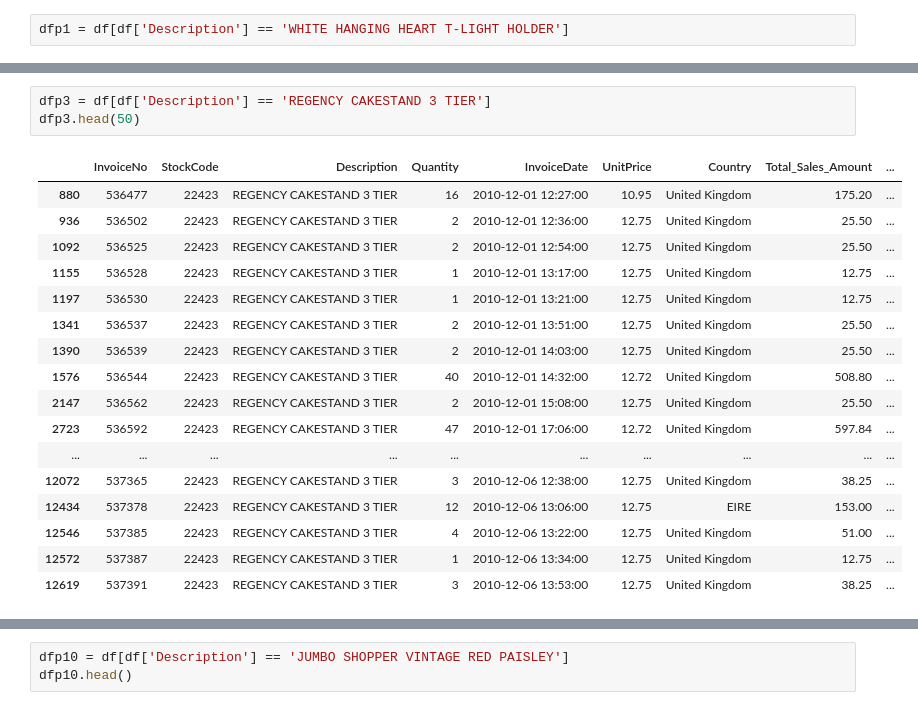
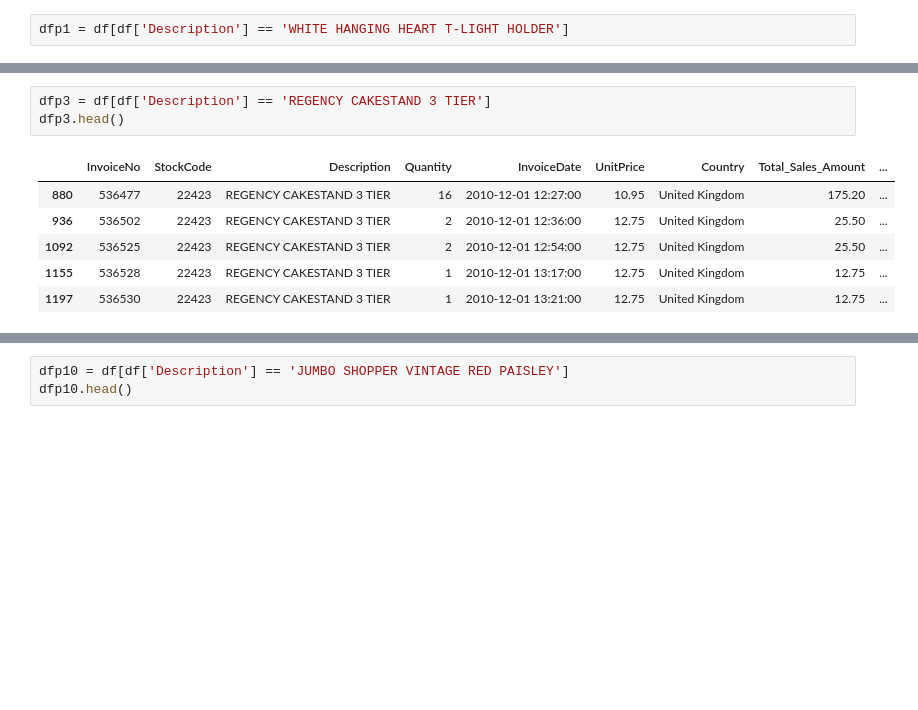
Before and after one commit to AMiNo-13/Online-Retail-Time-Series-Analysis-Forecasting, a Jupyter notebook: Modeling & Forecasting.ipynb, the cells around one changed output, grey strips where cells are left out. Drawn from its saved outputs; the diff is of its cells as text; blank space fills up the shorter version.

```diff
--- a/Modeling & Forecasting.ipynb
+++ b/Modeling & Forecasting.ipynb
@@ -565,23 +555,12 @@ dfp2.head(50)
 # %%
 dfp3 = df[df['Description'] == 'REGENCY CAKESTAND 3 TIER']
-dfp3.head(50)
+dfp3.head()
 # %% [output]
 |  | InvoiceNo | StockCode | Description | Quantity | InvoiceDate | UnitPrice | Country | Total_Sales_Amount | ... |
 | 880 | 536477 | 22423 | REGENCY CAKESTAND 3 TIER | 16 | 2010-12-01 12:27:00 | 10.95 | United Kingdom | 175.20 | ... |
 | 936 | 536502 | 22423 | REGENCY CAKESTAND 3 TIER | 2 | 2010-12-01 12:36:00 | 12.75 | United Kingdom | 25.50 | ... |
 | 1092 | 536525 | 22423 | REGENCY CAKESTAND 3 TIER | 2 | 2010-12-01 12:54:00 | 12.75 | United Kingdom | 25.50 | ... |
 | 1155 | 536528 | 22423 | REGENCY CAKESTAND 3 TIER | 1 | 2010-12-01 13:17:00 | 12.75 | United Kingdom | 12.75 | ... |
 | 1197 | 536530 | 22423 | REGENCY CAKESTAND 3 TIER | 1 | 2010-12-01 13:21:00 | 12.75 | United Kingdom | 12.75 | ... |
-| 1341 | 536537 | 22423 | REGENCY CAKESTAND 3 TIER | 2 | 2010-12-01 13:51:00 | 12.75 | United Kingdom | 25.50 | ... |
-| 1390 | 536539 | 22423 | REGENCY CAKESTAND 3 TIER | 2 | 2010-12-01 14:03:00 | 12.75 | United Kingdom | 25.50 | ... |
-| 1576 | 536544 | 22423 | REGENCY CAKESTAND 3 TIER | 40 | 2010-12-01 14:32:00 | 12.72 | United Kingdom | 508.80 | ... |
-| 2147 | 536562 | 22423 | REGENCY CAKESTAND 3 TIER | 2 | 2010-12-01 15:08:00 | 12.75 | United Kingdom | 25.50 | ... |
-| 2723 | 536592 | 22423 | REGENCY CAKESTAND 3 TIER | 47 | 2010-12-01 17:06:00 | 12.72 | United Kingdom | 597.84 | ... |
-| ... | ... | ... | ... | ... | ... | ... | ... | ... | ... |
-| 12072 | 537365 | 22423 | REGENCY CAKESTAND 3 TIER | 3 | 2010-12-06 12:38:00 | 12.75 | United Kingdom | 38.25 | ... |
-| 12434 | 537378 | 22423 | REGENCY CAKESTAND 3 TIER | 12 | 2010-12-06 13:06:00 | 12.75 | EIRE | 153.00 | ... |
-| 12546 | 537385 | 22423 | REGENCY CAKESTAND 3 TIER | 4 | 2010-12-06 13:22:00 | 12.75 | United Kingdom | 51.00 | ... |
-| 12572 | 537387 | 22423 | REGENCY CAKESTAND 3 TIER | 1 | 2010-12-06 13:34:00 | 12.75 | United Kingdom | 12.75 | ... |
-| 12619 | 537391 | 22423 | REGENCY CAKESTAND 3 TIER | 3 | 2010-12-06 13:53:00 | 12.75 | United Kingdom | 38.25 | ... |
 # %%
 dfp4 = df[df['Description'] == 'PARTY BUNTING']
```
Also changed, not shown: parts of 530 cells of this notebook.
